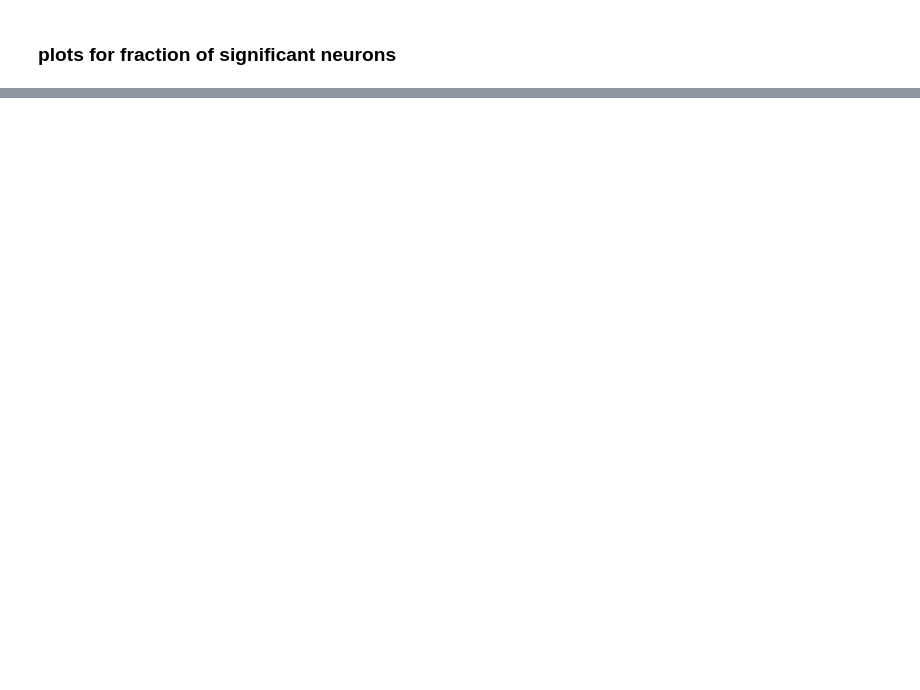
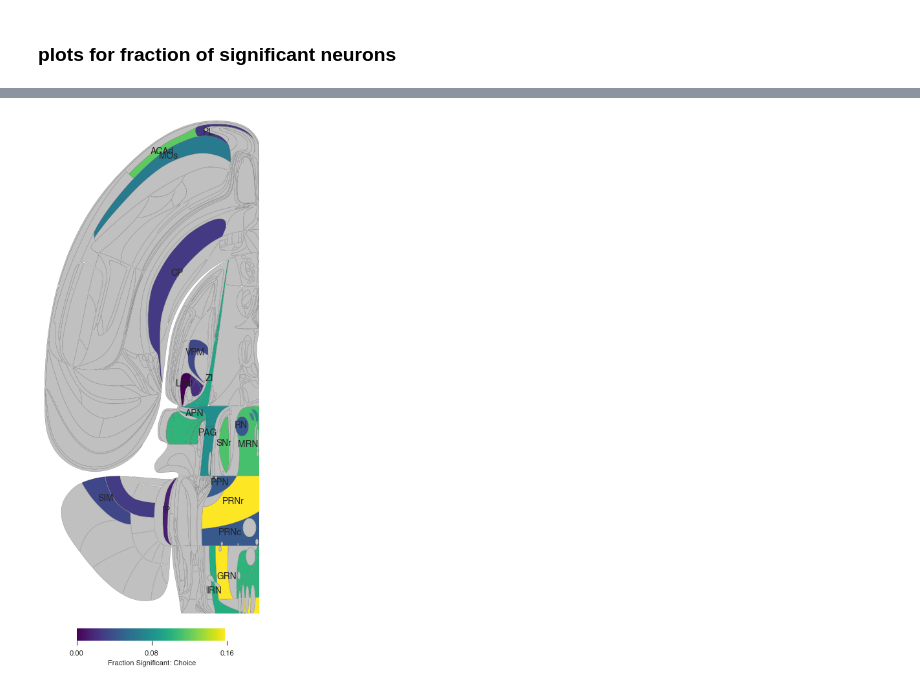
Before and after one commit to debottamKundu/ibl-partial-info-decomp, a Jupyter notebook: notebooks/cleaner_rsi_plots.ipynb, the cells around one changed output, grey strips where cells are left out. Saved outputs shown, nothing was run; the diff lists cells and outputs as text; code cells hidden in the pictures; blank space fills up the shorter version.

```diff
--- a/notebooks/cleaner_rsi_plots.ipynb
+++ b/notebooks/cleaner_rsi_plots.ipynb
@@ -499,0 +514,15 @@ plt.show()
+# %%
+choice_stats = pd.DataFrame(region_stats_choice)
+stim_stats = pd.DataFrame(region_stats_stim)
+# %%
+choice_annot = choice_stats["names"]
+choice_fraction_means = choice_stats["frac_mean"]
+choice_mutual_info = choice_stats["mi_mean"]
+
+
+stim_annot = stim_stats["names"]
+stim_fraction_means = stim_stats["frac_mean"]
+stim_mutual_info = stim_stats["mi_mean"]
+# %%
+max_fractions = np.max([choice_fraction_means, stim_fraction_means])
+max_mi = np.max([stim_mutual_info, choice_mutual_info])
@@ -499,0 +531,26 @@ plt.show()
+# %%
+fig, ax = plt.subplots(figsize=(6, 12))
+plot_swanson_vector(
+    choice_annot,
+    values=choice_fraction_means,
+    annotate=True,
+    annotate_list=choice_annot,
+    empty_color="silver",
+    linewidth=0.1,
+    mask_color="silver",
+    ax=ax,
+    orientation="portrait",
+)
+ax.set_axis_off()
+
+cbar_kwargs = {"shrink": 0.5, "aspect": 12, "pad": 0.025}
+cax = add_cbar(
+    "viridis",
+    0,
+    max_fractions,
+    ax,
+    "Fraction Significant: Choice",
+    cbar_kwargs=cbar_kwargs,
+)
+# %% [output]
+[figure, added]
```
Also changed, not shown: parts of 11 cells of this notebook, 6 other files.
